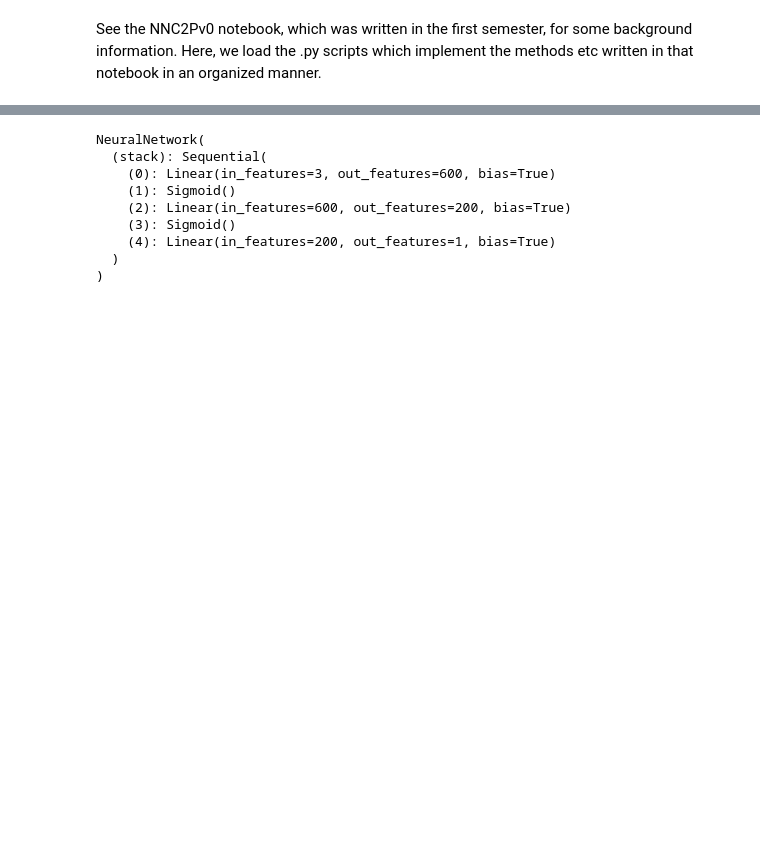
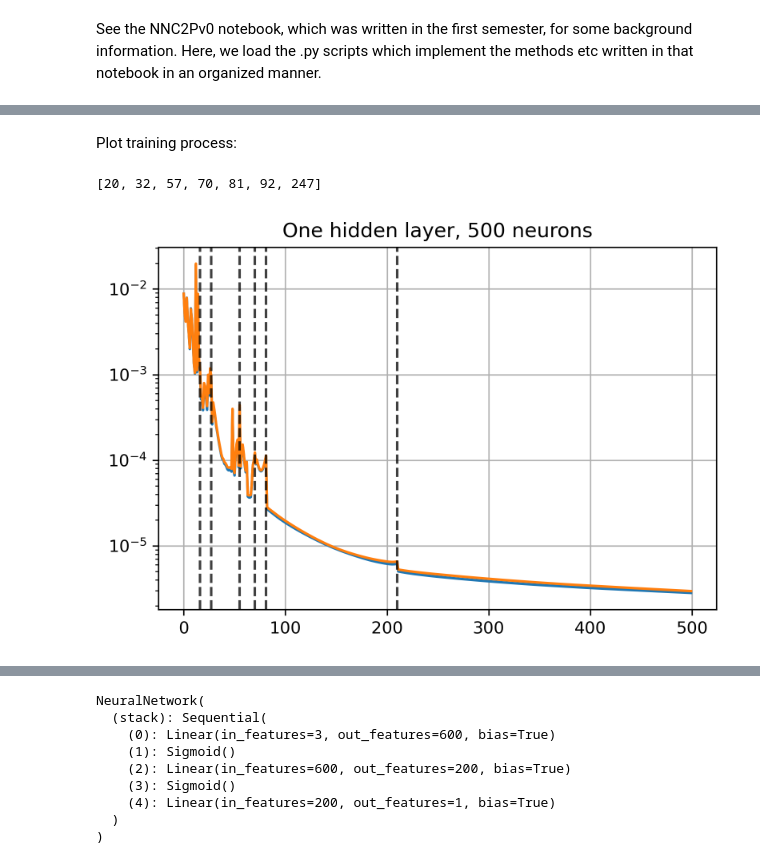
Before and after one commit to ThibeauWouters/MLC2P, a Jupyter notebook: Code/NNC2P.ipynb, the cells around one changed output, grey strips where cells are left out. Saved outputs shown, nothing was run; the diff lists cells and outputs as text; code cells hidden in the pictures; blank space fills up the shorter version.

```diff
--- a/Code/NNC2P.ipynb
+++ b/Code/NNC2P.ipynb
@@ -49,0 +181,4 @@ test_dataloader = DataLoader(test_data, batch_size=32)
+# %%
+simple = SimpleNeuralNetwork(h=1000)
+print(simple)
+trainer = nnc2p.Trainer(simple, 1e-2)
@@ -49,0 +196,3 @@ test_dataloader = DataLoader(test_data, batch_size=32)
+# %%
+# trainer.learning_rate = 1e-4
+trainer.train()
@@ -49,0 +218,19 @@ test_dataloader = DataLoader(test_data, batch_size=32)
+# %% [markdown]
+Plot training process:
+# %%
+trainer.adaptation_indices
+# %% [output]
+[20, 32, 57, 70, 81, 92, 247]
+# %%
+split = 0
+plt.plot(trainer.train_losses[split:])
+plt.plot(trainer.test_losses[split:])
+plt.yscale('log')
+plt.grid()
+plt.title("One hidden layer, 500 neurons")
+for i in trainer.adaptation_indices:
+    plt.axvline(i, color="black", ls='--', alpha = 0.75)
+plt.savefig("test_1_HL_500.pdf", bbox_inches='tight')
+plt.show()
+# %% [output]
+[figure, added]
```
Also changed, not shown: parts of 20 cells of this notebook, 23 other files.
